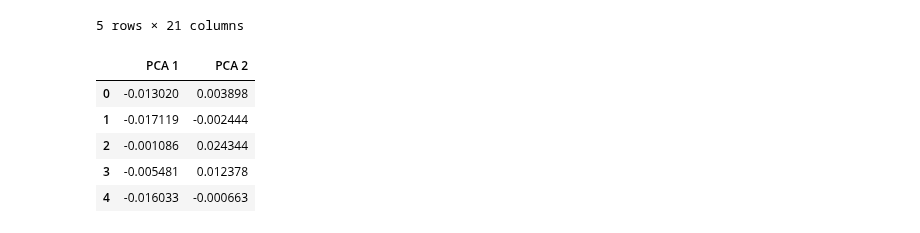
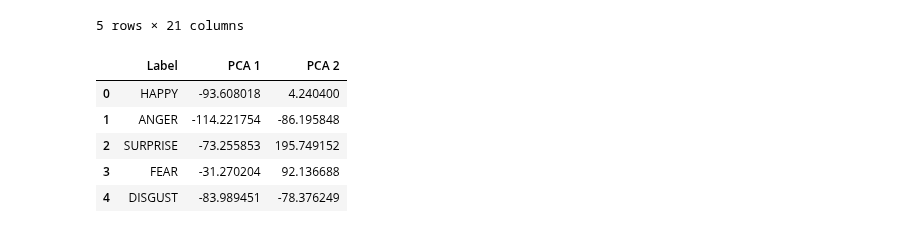
Before and after one commit to diegocasmo/iis-project, a Jupyter notebook: code/lm2-analysis/solution-nose-tip.ipynb, the cells around one changed output. Drawn from its saved outputs; the diff is of its cells as text; code cells hidden in the pictures.

```diff
--- a/code/lm2-analysis/solution-nose-tip.ipynb
+++ b/code/lm2-analysis/solution-nose-tip.ipynb
@@ -87,19 +87,22 @@ labels = new_df.loc[:,['Label']].values
 # Scale values (mean = 0 and variance = 1)
 from sklearn.preprocessing import normalize
 
-values =  normalize(values, axis=0)
+# values = normalize(values, axis=0)
 # %%
-# Use PCA to reduce dimensionality
 from sklearn.decomposition import PCA
 
+# Use PCA to reduce dimensionality
 pca = PCA(n_components=2)
 principal_components = pca.fit_transform(values)
 principal_df = pd.DataFrame(data = principal_components, columns = ['PCA 1', 'PCA 2'])
-principal_df.head()
+
+# Add the label to the dataframe with the principal components
+principal_labels_df = pd.concat([new_df[['Label']], principal_df], axis = 1)
+principal_labels_df.head()
 # %% [output]
-|  | PCA 1 | PCA 2 |
-| 0 | -0.013020 | 0.003898 |
-| 1 | -0.017119 | -0.002444 |
-| 2 | -0.001086 | 0.024344 |
-| 3 | -0.005481 | 0.012378 |
-| 4 | -0.016033 | -0.000663 |
+|  | Label | PCA 1 | PCA 2 |
+| 0 | HAPPY | -93.608018 | 4.240400 |
+| 1 | ANGER | -114.221754 | -86.195848 |
+| 2 | SURPRISE | -73.255853 | 195.749152 |
+| 3 | FEAR | -31.270204 | 92.136688 |
+| 4 | DISGUST | -83.989451 | -78.376249 |
```
Also changed, not shown: parts of 7 cells of this notebook.
